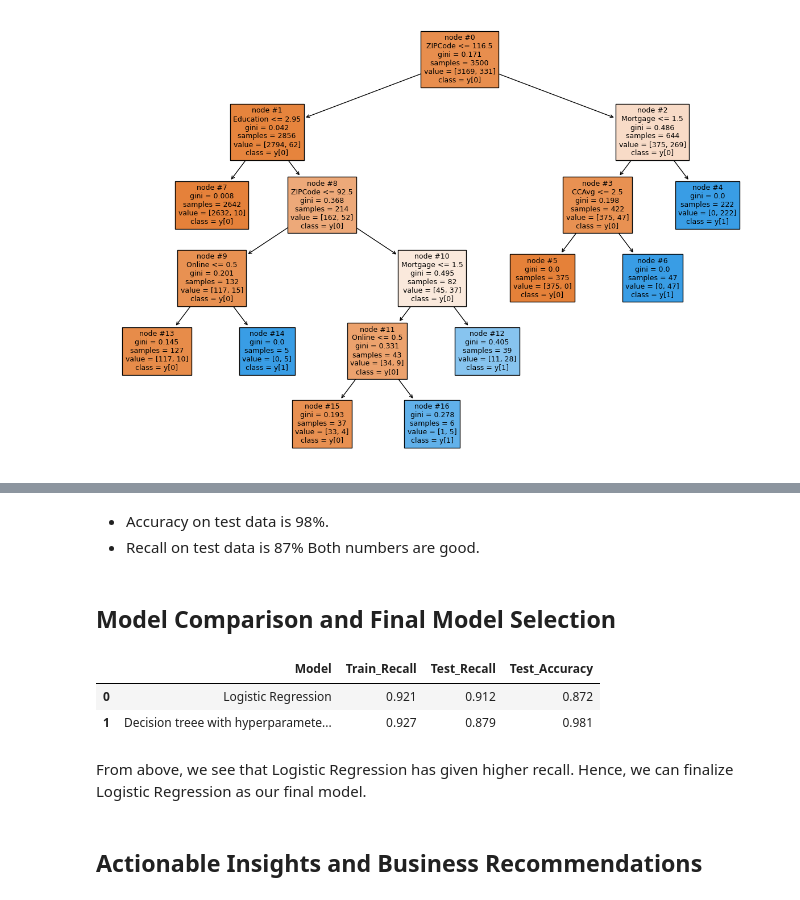
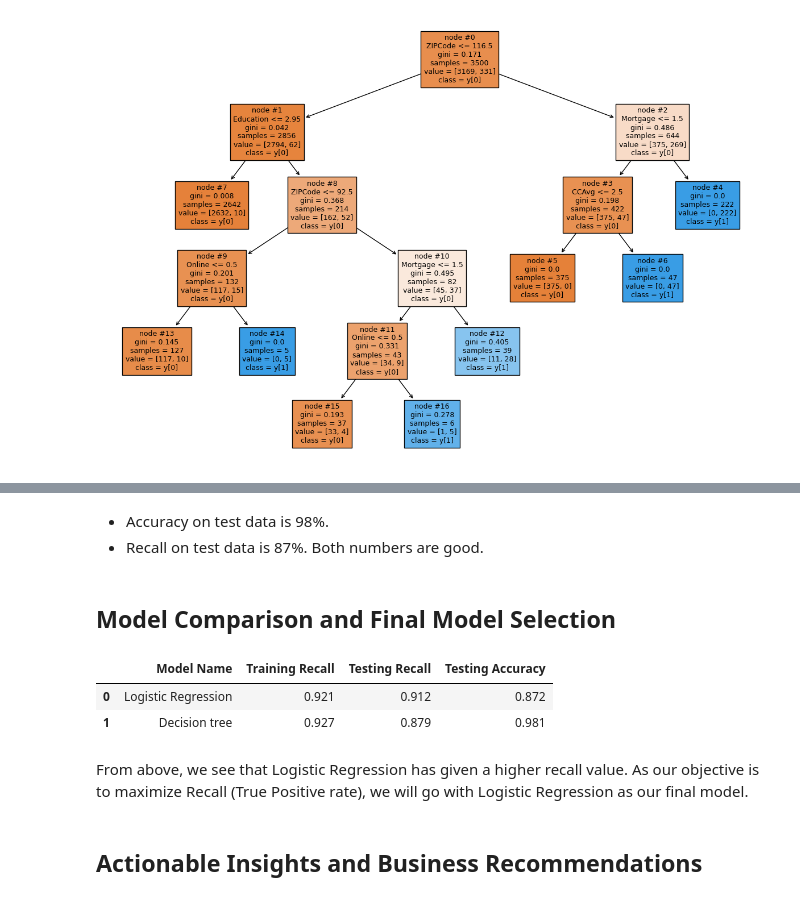
Before and after one commit to nirajguru/machine-learning-projects, a Jupyter notebook: personal-loan-compaign/notebook/loan-compaign-solution-niraj.ipynb, the cells around one changed output, grey strips where cells are left out. Saved outputs shown, nothing was run; the diff lists cells and outputs as text; code cells hidden in the pictures.

```diff
--- a/personal-loan-compaign/notebook/loan-compaign-solution-niraj.ipynb
+++ b/personal-loan-compaign/notebook/loan-compaign-solution-niraj.ipynb
@@ -650,19 +640,21 @@ Recall on test set :  0.8791946308724832
 # %% [markdown]
 - Accuracy on test data is 98%.
-- Recall on test data is 87%
+- Recall on test data is 87%.
 Both numbers are good.
 # %% [markdown]
 ## Model Comparison and Final Model Selection
 # %%
-comparison_frame = pd.DataFrame({'Model':['Logistic Regression','Decision treee with hyperparameter tuning'],
-                                 'Train_Recall':[0.921,0.927,], 'Test_Recall':[0.912,0.879], 'Test_Accuracy':[0.872,0.981]})
-comparison_frame
+pd.DataFrame({'Model Name':['Logistic Regression','Decision tree'],
+              'Training Recall':[0.921,0.927,],
+              'Testing Recall':[0.912,0.879],
+              'Testing Accuracy':[0.872,0.981]})
 # %% [output]
-|  | Model | Train_Recall | Test_Recall | Test_Accuracy |
+|  | Model Name | Training Recall | Testing Recall | Testing Accuracy |
 | 0 | Logistic Regression | 0.921 | 0.912 | 0.872 |
-| 1 | Decision treee with hyperparamete... | 0.927 | 0.879 | 0.981 |
+| 1 | Decision tree | 0.927 | 0.879 | 0.981 |
 # %% [markdown]
-From above, we see that Logistic Regression has given higher recall. Hence, we can finalize Logistic Regression as our final model.
+From above, we see that Logistic Regression has given a higher recall value.
+As our objective is to maximize Recall (True Positive rate), we will go with Logistic Regression as our final model.
 # %% [markdown]
 ## Actionable Insights and Business Recommendations
 # %% [markdown]
```
Also changed, not shown: parts of 21 cells of this notebook.
